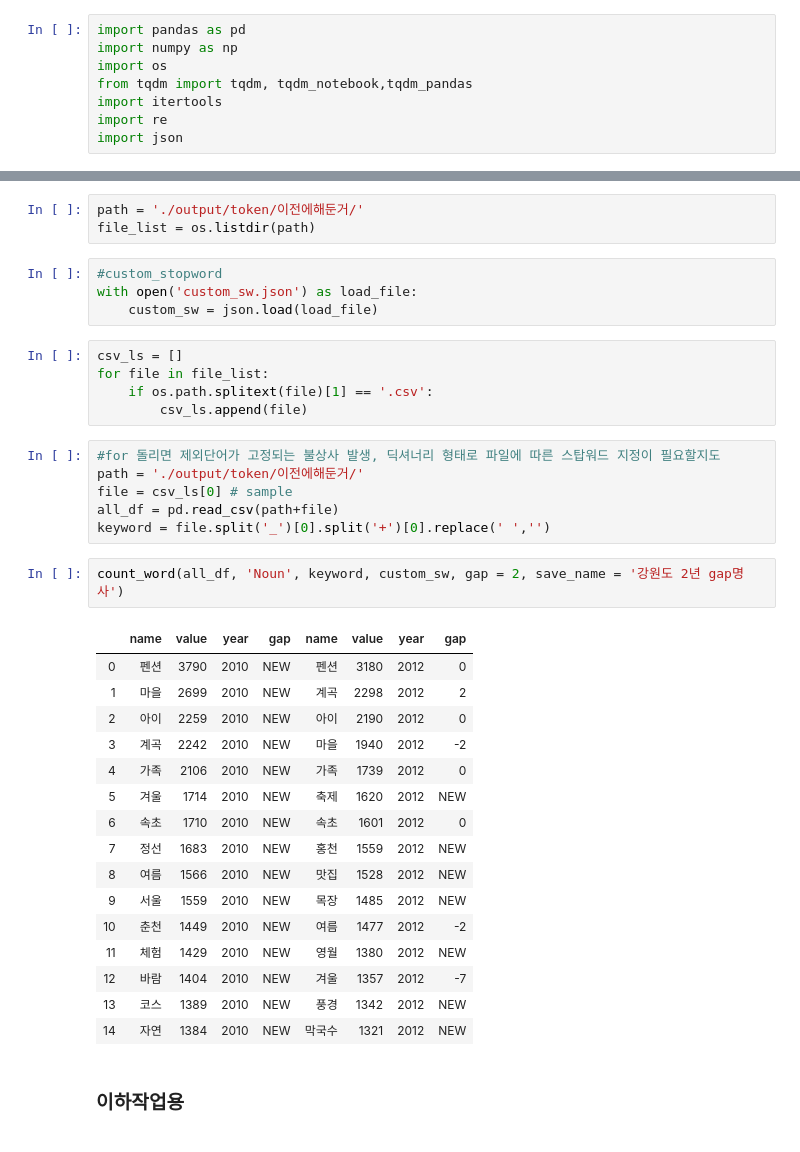
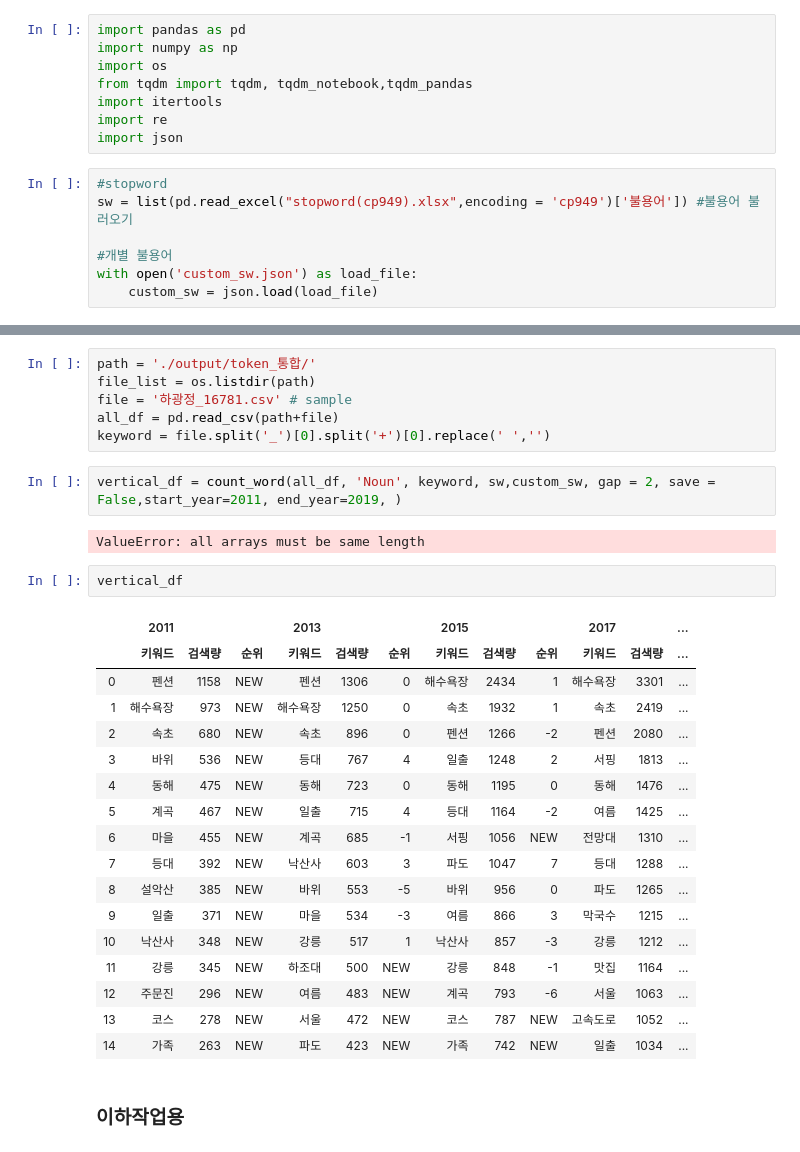
Before and after one commit to starlidust/blogcrawling, a Jupyter notebook: 분할 5단계_검색어변화추이-작업용.ipynb, the cells around one changed output, grey strips where cells are left out. Drawn from its saved outputs; the diff is of its cells as text.

```diff
--- a/분할 5단계_검색어변화추이-작업용.ipynb
+++ b/분할 5단계_검색어변화추이-작업용.ipynb
@@ -6,3 +6,10 @@ from tqdm import tqdm, tqdm_notebook,tqdm_pandas
 import itertools
 import re
 import json
+# %%
+#stopword
+sw = list(pd.read_excel("stopword(cp949).xlsx",encoding = 'cp949')['불용어']) #불용어 불러오기
+
+#개별 불용어
+with open('custom_sw.json') as load_file:
+    custom_sw = json.load(load_file)
@@ -97,39 +135,32 @@ def count_word(df, tag, keyword, custom_sw, save_name="", start_year=2010, end_y
-# %%
-path = './output/token/이전에해둔거/'
-file_list = os.listdir(path)
-# %%
-#custom_stopword
-with open('custom_sw.json') as load_file:
-    custom_sw = json.load(load_file)
-# %%
-csv_ls = []
-for file in file_list:
-    if os.path.splitext(file)[1] == '.csv':
-        csv_ls.append(file)
 # %%
-#for 돌리면 제외단어가 고정되는 불상사 발생, 딕셔너리 형태로 파일에 따른 스탑워드 지정이 필요할지도
-path = './output/token/이전에해둔거/'
-file = csv_ls[0] # sample
+path = './output/token_통합/'
+file_list = os.listdir(path)
+file = '하광정_16781.csv' # sample
 all_df = pd.read_csv(path+file)
 keyword = file.split('_')[0].split('+')[0].replace(' ','')
 # %%
-count_word(all_df, 'Noun', keyword, custom_sw, gap = 2, save_name = '강원도 2년 gap명사')
+vertical_df = count_word(all_df, 'Noun', keyword, sw,custom_sw, gap = 2, save = False,start_year=2011, end_year=2019, )
 # %% [output]
-|  | name | value | year | gap | name | value | year | gap |
-| 0 | 펜션 | 3790 | 2010 | NEW | 펜션 | 3180 | 2012 | 0 |
-| 1 | 마을 | 2699 | 2010 | NEW | 계곡 | 2298 | 2012 | 2 |
-| 2 | 아이 | 2259 | 2010 | NEW | 아이 | 2190 | 2012 | 0 |
-| 3 | 계곡 | 2242 | 2010 | NEW | 마을 | 1940 | 2012 | -2 |
-| 4 | 가족 | 2106 | 2010 | NEW | 가족 | 1739 | 2012 | 0 |
-| 5 | 겨울 | 1714 | 2010 | NEW | 축제 | 1620 | 2012 | NEW |
-| 6 | 속초 | 1710 | 2010 | NEW | 속초 | 1601 | 2012 | 0 |
-| 7 | 정선 | 1683 | 2010 | NEW | 홍천 | 1559 | 2012 | NEW |
-| 8 | 여름 | 1566 | 2010 | NEW | 맛집 | 1528 | 2012 | NEW |
-| 9 | 서울 | 1559 | 2010 | NEW | 목장 | 1485 | 2012 | NEW |
-| 10 | 춘천 | 1449 | 2010 | NEW | 여름 | 1477 | 2012 | -2 |
-| 11 | 체험 | 1429 | 2010 | NEW | 영월 | 1380 | 2012 | NEW |
-| 12 | 바람 | 1404 | 2010 | NEW | 겨울 | 1357 | 2012 | -7 |
-| 13 | 코스 | 1389 | 2010 | NEW | 풍경 | 1342 | 2012 | NEW |
-| 14 | 자연 | 1384 | 2010 | NEW | 막국수 | 1321 | 2012 | NEW |
+ValueError: all arrays must be same length
+# %%
+vertical_df
+# %% [output]
+|  | 2011 |  |  | 2013 |  |  | 2015 |  |  | 2017 |  | ... |
+|  | 키워드 | 검색량 | 순위 | 키워드 | 검색량 | 순위 | 키워드 | 검색량 | 순위 | 키워드 | 검색량 | ... |
+| 0 | 펜션 | 1158 | NEW | 펜션 | 1306 | 0 | 해수욕장 | 2434 | 1 | 해수욕장 | 3301 | ... |
+| 1 | 해수욕장 | 973 | NEW | 해수욕장 | 1250 | 0 | 속초 | 1932 | 1 | 속초 | 2419 | ... |
+| 2 | 속초 | 680 | NEW | 속초 | 896 | 0 | 펜션 | 1266 | -2 | 펜션 | 2080 | ... |
+| 3 | 바위 | 536 | NEW | 등대 | 767 | 4 | 일출 | 1248 | 2 | 서핑 | 1813 | ... |
+| 4 | 동해 | 475 | NEW | 동해 | 723 | 0 | 동해 | 1195 | 0 | 동해 | 1476 | ... |
+| 5 | 계곡 | 467 | NEW | 일출 | 715 | 4 | 등대 | 1164 | -2 | 여름 | 1425 | ... |
+| 6 | 마을 | 455 | NEW | 계곡 | 685 | -1 | 서핑 | 1056 | NEW | 전망대 | 1310 | ... |
+| 7 | 등대 | 392 | NEW | 낙산사 | 603 | 3 | 파도 | 1047 | 7 | 등대 | 1288 | ... |
+| 8 | 설악산 | 385 | NEW | 바위 | 553 | -5 | 바위 | 956 | 0 | 파도 | 1265 | ... |
+| 9 | 일출 | 371 | NEW | 마을 | 534 | -3 | 여름 | 866 | 3 | 막국수 | 1215 | ... |
+| 10 | 낙산사 | 348 | NEW | 강릉 | 517 | 1 | 낙산사 | 857 | -3 | 강릉 | 1212 | ... |
+| 11 | 강릉 | 345 | NEW | 하조대 | 500 | NEW | 강릉 | 848 | -1 | 맛집 | 1164 | ... |
+| 12 | 주문진 | 296 | NEW | 여름 | 483 | NEW | 계곡 | 793 | -6 | 서울 | 1063 | ... |
+| 13 | 코스 | 278 | NEW | 서울 | 472 | NEW | 코스 | 787 | NEW | 고속도로 | 1052 | ... |
+| 14 | 가족 | 263 | NEW | 파도 | 423 | NEW | 가족 | 742 | NEW | 일출 | 1034 | ... |
 # %% [markdown]
 ### 이하작업용
```
Also changed, not shown: parts of 19 cells of this notebook, 6 other files.
